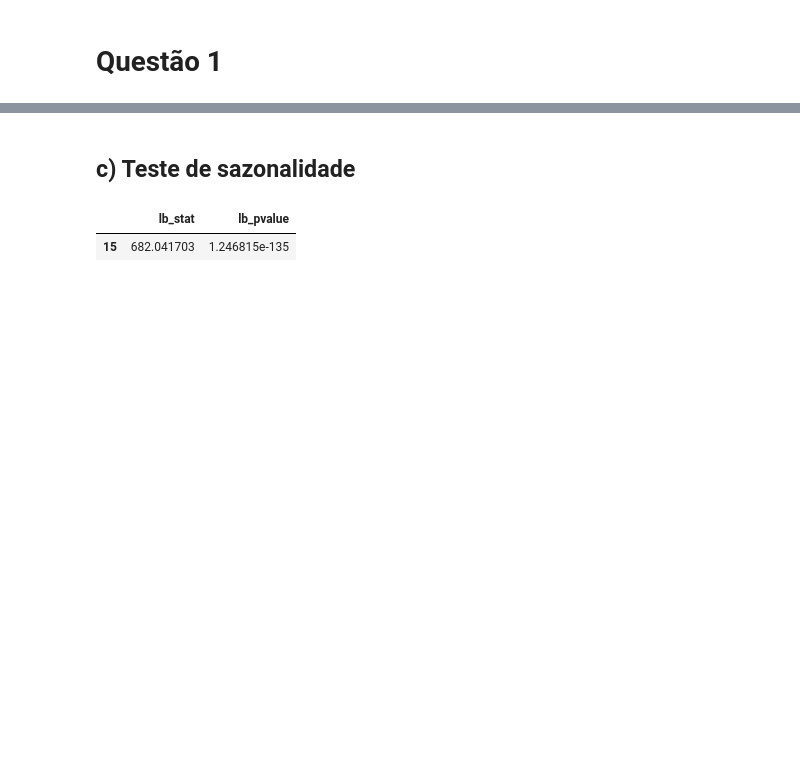
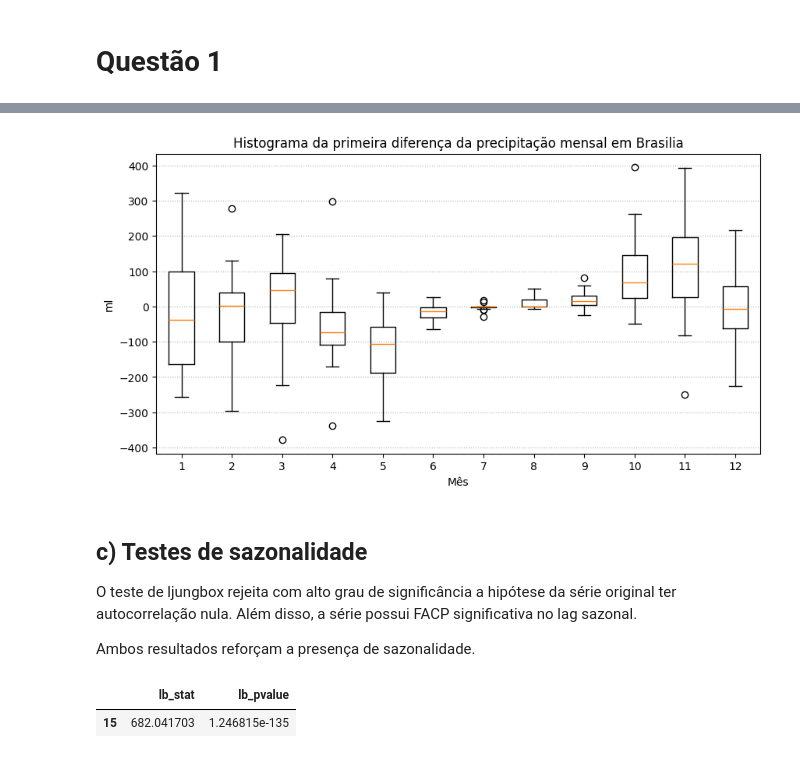
Before and after one commit to asdmalizia/masters, a Jupyter notebook: Modelos estruturais/Lista 2.ipynb, the cells around one changed output, grey strips where cells are left out. Saved outputs shown, nothing was run; the diff lists cells and outputs as text; code cells hidden in the pictures; blank space fills up the shorter version.

```diff
--- a/Modelos estruturais/Lista 2.ipynb
+++ b/Modelos estruturais/Lista 2.ipynb
@@ -108,5 +107,23 @@ plt.show()
+# %%
+fig, ax = plt.subplots(figsize=(10,5))
+plot_data = (series.diff()
+    .pivot_table(columns=series.index.month, index=series.index.year, values='Brasilia')
+    .dropna()
+)
+ax.boxplot(plot_data)
+ax.set_ylabel('ml')
+ax.set_xlabel('Mês')
+ax.grid(axis='y', linestyle=':')
+ax.set_title('Histograma da primeira diferença da precipitação mensal em Brasilia')
+plt.show()
+# %% [output]
+[figure, added]
 # %% [markdown]
-## c) Teste de sazonalidade
+## c) Testes de sazonalidade
+
+O teste de ljungbox rejeita com alto grau de significância a hipótese da série original ter autocorrelação nula. Além disso, a série possui FACP significativa no lag sazonal.
+
+Ambos resultados reforçam a presença de sazonalidade.
 # %%
 acorr_ljungbox(series['Brasilia'], lags=[15])
 # %% [output]
```
Also changed, not shown: parts of 82 cells of this notebook, 3 other files.
